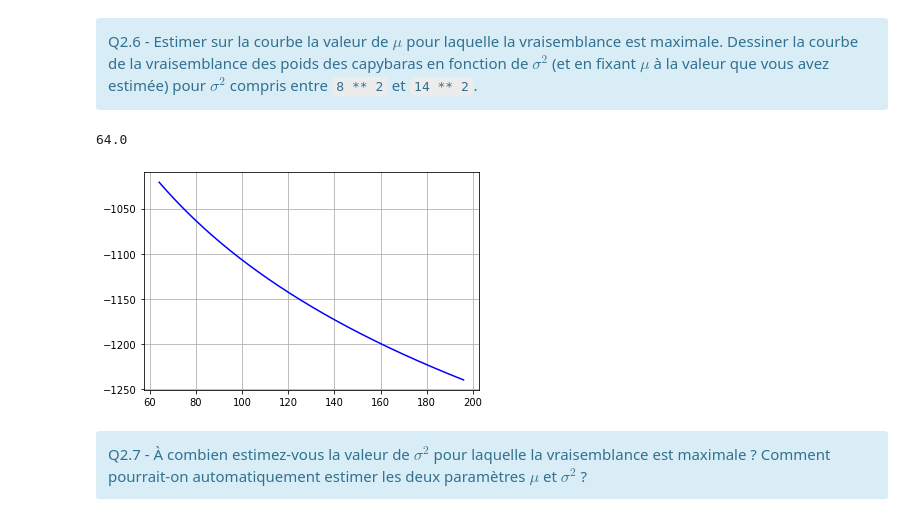
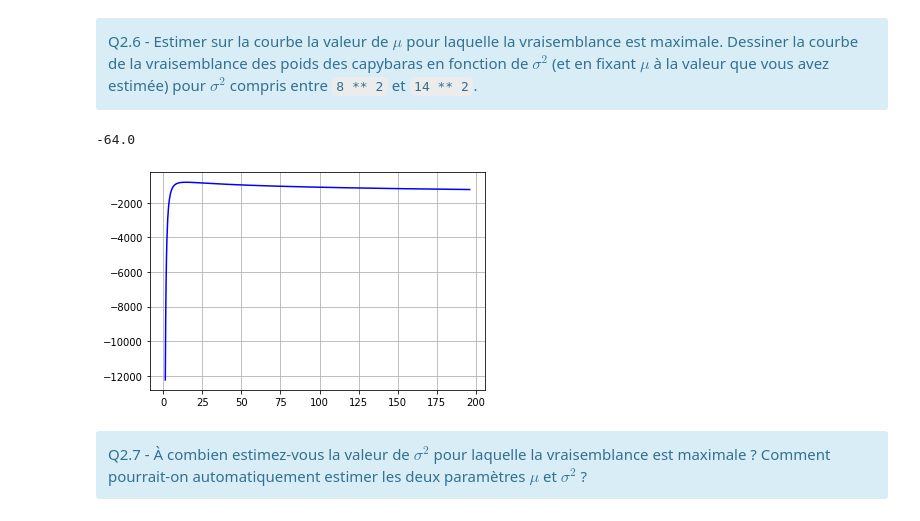
Before and after one commit to leondgv/DS-Sorbonne, a Jupyter notebook: TME 07Y - Variables continues-20220719/TME07Y-VariablesContinues.ipynb, the cells around one changed output. Saved outputs shown, nothing was run; the diff lists cells and outputs as text; code cells hidden in the pictures.

```diff
--- a/TME 07Y - Variables continues-20220719/TME07Y-VariablesContinues.ipynb
+++ b/TME 07Y - Variables continues-20220719/TME07Y-VariablesContinues.ipynb
@@ -236,20 +236,20 @@ x[y_min]
 Q2.6 - Estimer sur la courbe la valeur de $\mu$ pour laquelle la vraisemblance est maximale. Dessiner la courbe de la vraisemblance des poids des capybaras en fonction de $\sigma^2$ (et en fixant $\mu$ à la valeur que vous avez estimée) pour $\sigma^2$ compris entre <code>8 ** 2</code> et <code>14 ** 2</code>.
 </div>
 # %%
-x = np.linspace(8**2, 14**2, 1000, endpoint=True)
+x = np.linspace(-8**2, 14**2, 1000, endpoint=True)
 
 y = []
 for i in x:
     y.append(np.log(scipy.stats.norm.pdf(poids,50,i)).sum())
 
 plt.plot(x,y,color="blue")
 plt.grid()
 
 y_min = y.index(max(y))
 x[y_min]
 # %% [output]
-64.0
+-64.0
-[figure, old version]
+[figure, new version]
 # %% [markdown]
 <div class="alert alert-block alert-info">
 Q2.7 - À combien estimez-vous la valeur de $\sigma^2$ pour laquelle la vraisemblance est maximale ? Comment pourrait-on automatiquement estimer les deux paramètres $\mu$ et $\sigma^2$ ?
```
Also changed, not shown: parts of 4 cells of this notebook, 1 other file.
